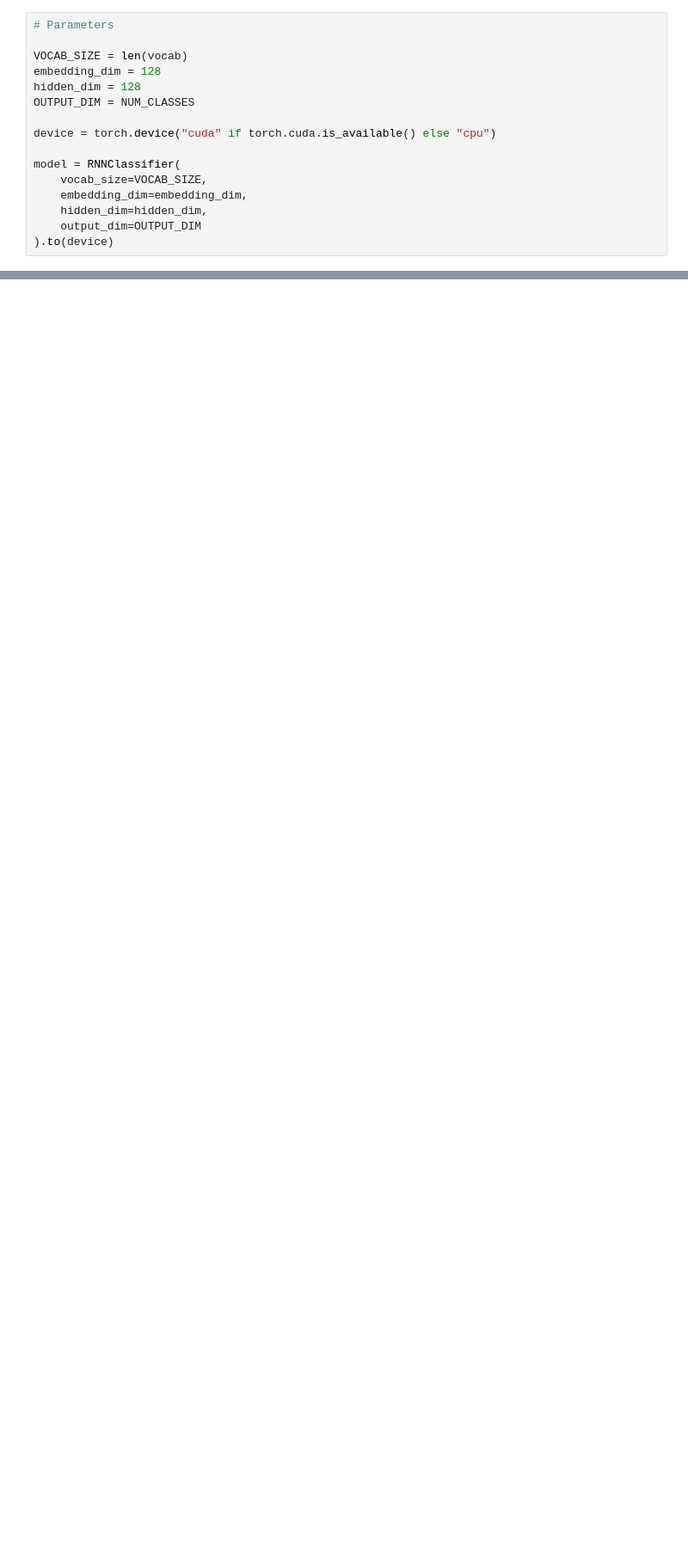
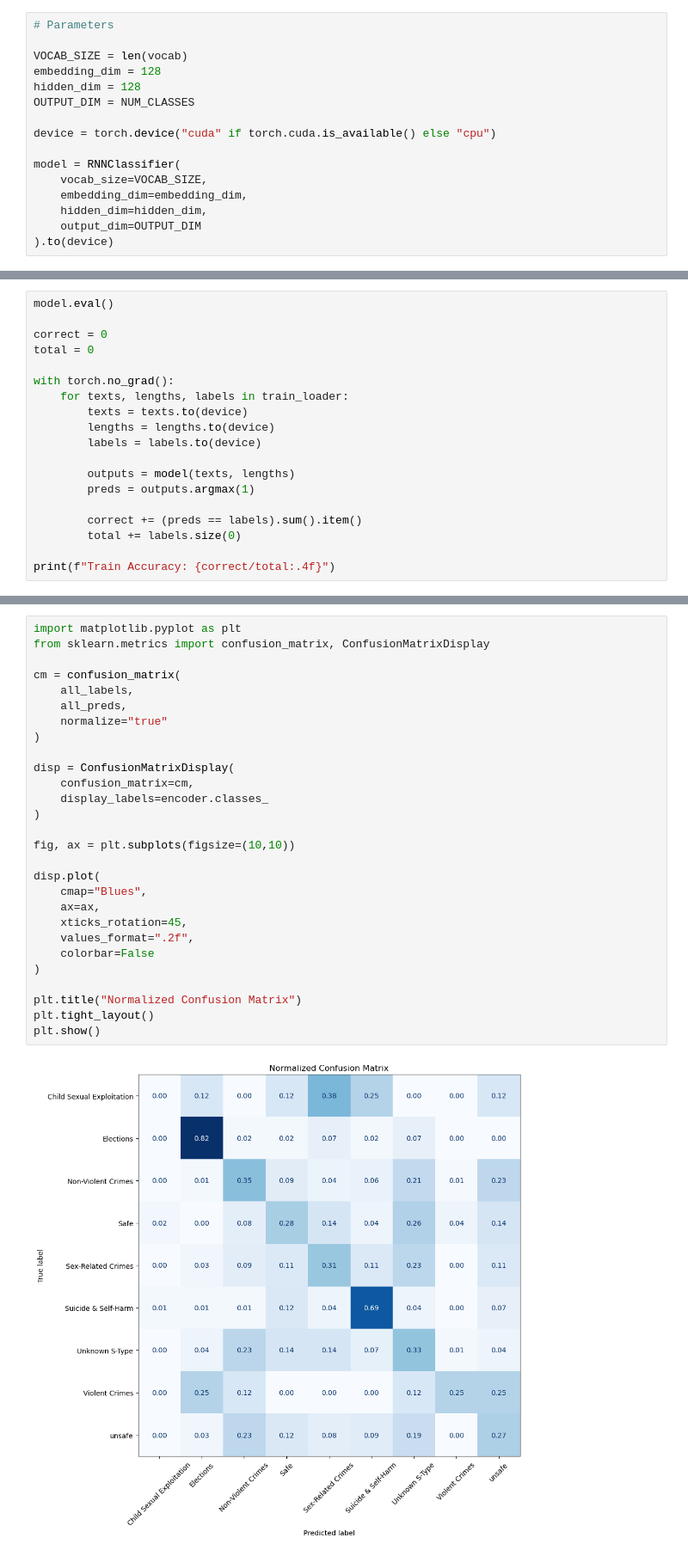
Before and after one commit to MightyMaya/Cellula_1week_MayaAhmed, a Jupyter notebook: RNN/rnn.ipynb, the cells around one changed output, grey strips where cells are left out. Shown at 86% size. Drawn from its saved outputs; the diff is of its cells as text; blank space fills up the shorter version.

```diff
--- a/RNN/rnn.ipynb
+++ b/RNN/rnn.ipynb
@@ -459,0 +491,19 @@ print(encoder.classes_)
+# %%
+model.eval()
+
+correct = 0
+total = 0
+
+with torch.no_grad():
+    for texts, lengths, labels in train_loader:
+        texts = texts.to(device)
+        lengths = lengths.to(device)
+        labels = labels.to(device)
+
+        outputs = model(texts, lengths)
+        preds = outputs.argmax(1)
+
+        correct += (preds == labels).sum().item()
+        total += labels.size(0)
+
+print(f"Train Accuracy: {correct/total:.4f}")
@@ -492,0 +590,30 @@ Accuracy: 0.11596958174904944
+# %%
+import matplotlib.pyplot as plt
+from sklearn.metrics import confusion_matrix, ConfusionMatrixDisplay
+
+cm = confusion_matrix(
+    all_labels,
+    all_preds,
+    normalize="true"
+)
+
+disp = ConfusionMatrixDisplay(
+    confusion_matrix=cm,
+    display_labels=encoder.classes_
+)
+
+fig, ax = plt.subplots(figsize=(10,10))
+
+disp.plot(
+    cmap="Blues",
+    ax=ax,
+    xticks_rotation=45,
+    values_format=".2f",
+    colorbar=False
+)
+
+plt.title("Normalized Confusion Matrix")
+plt.tight_layout()
+plt.show()
+# %% [output]
+[figure, added]
```
Also changed, not shown: parts of 15 cells of this notebook, 2 other files.
